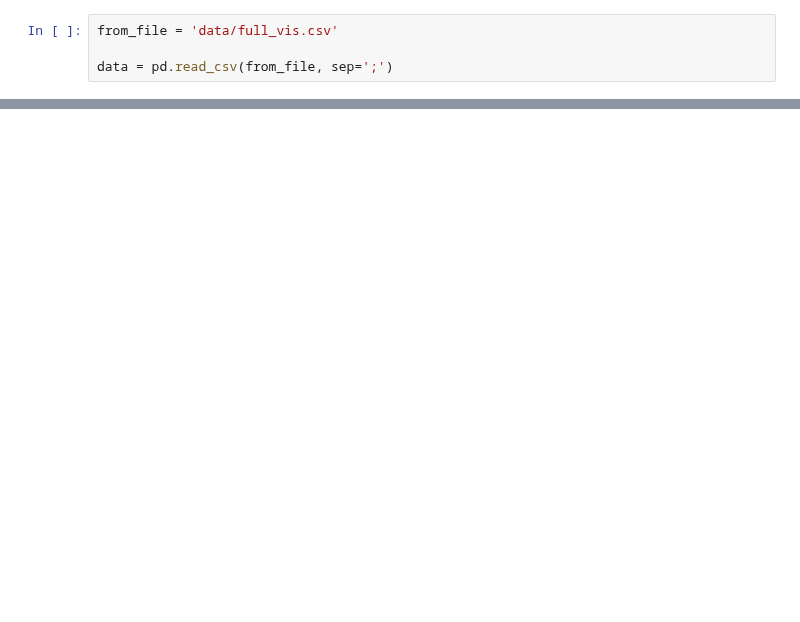
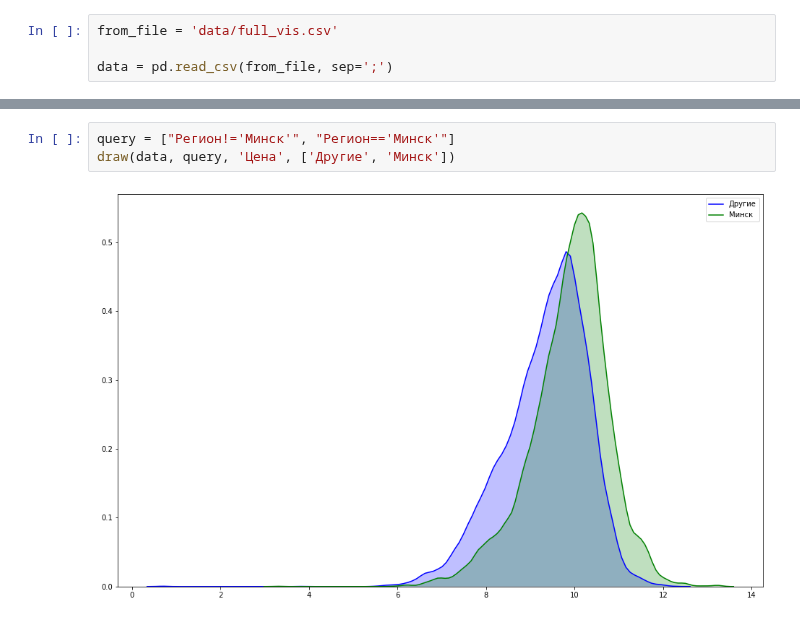
Before and after one commit to gabbysocol/av_project, a Jupyter notebook: model/visualization.ipynb, the cells around one changed output, grey strips where cells are left out. Drawn from its saved outputs; the diff is of its cells as text; blank space fills up the shorter version.

```diff
--- a/model/visualization.ipynb
+++ b/model/visualization.ipynb
@@ -80,0 +78,5 @@ draw_density(data, str_query, 'age', ['Not Minsk', 'Minsk'])
+# %%
+query = ["Регион!='Минск'", "Регион=='Минск'"]
+draw(data, query, 'Цена', ['Другие', 'Минск'])
+# %% [output]
+[figure, added]
```
Also changed, not shown: parts of 6 cells of this notebook, 4 other files.
